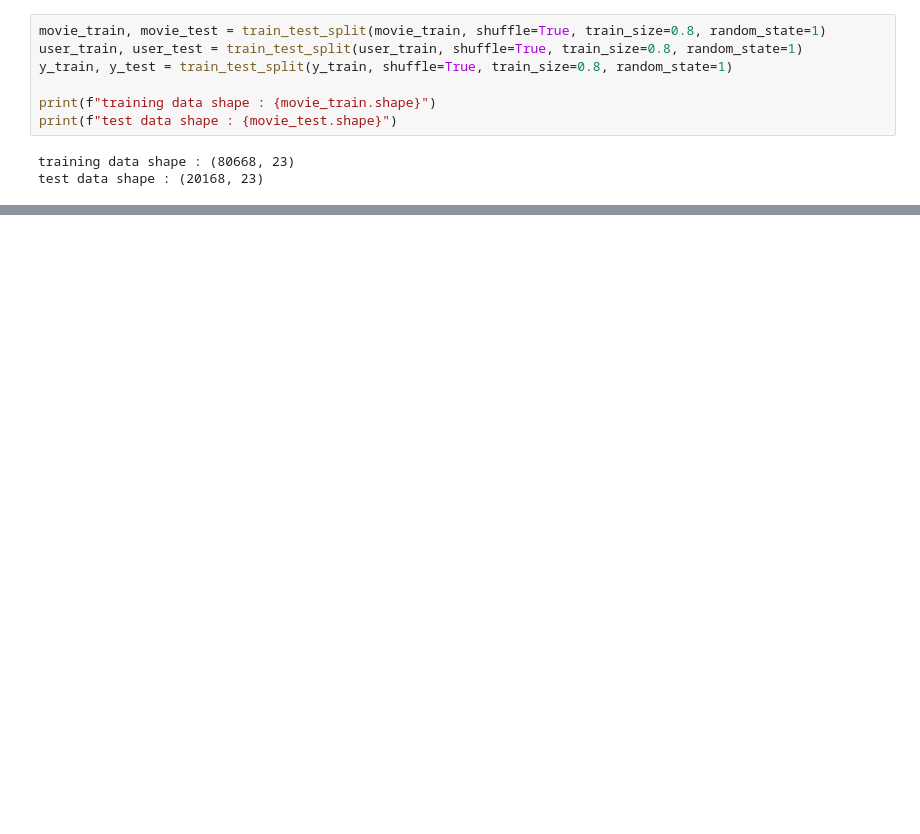
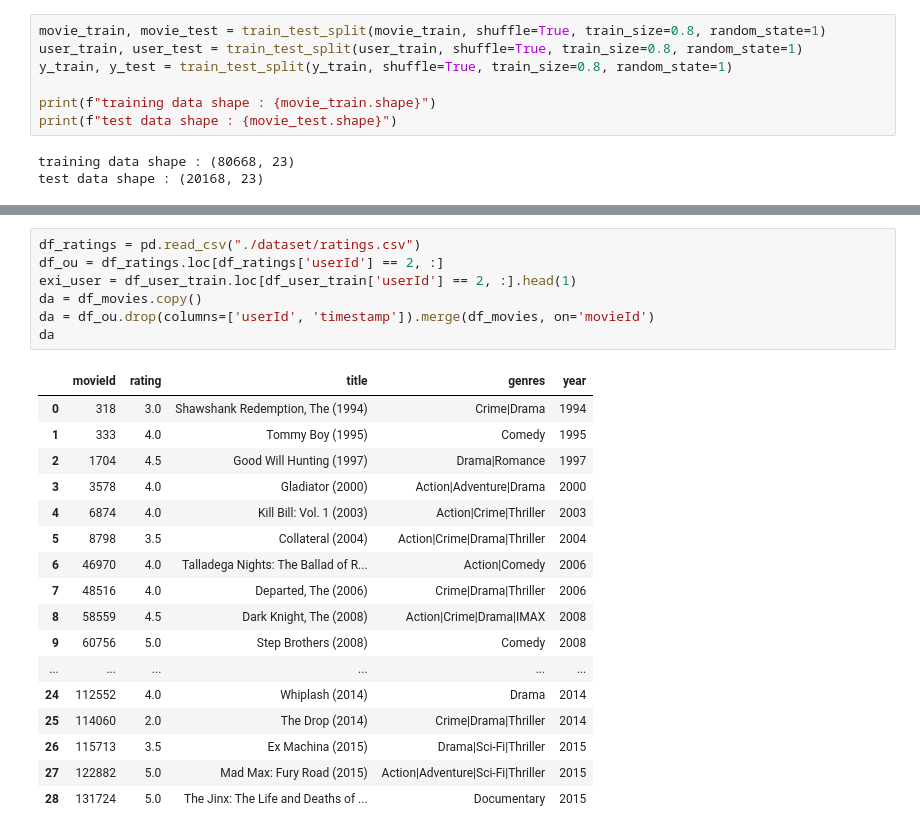
Before and after one commit to anasbn44/movie_recomender, a Jupyter notebook: content_based_filtering.ipynb, the cells around one changed output, grey strips where cells are left out. Drawn from its saved outputs; the diff is of its cells as text; blank space fills up the shorter version.

```diff
--- a/content_based_filtering.ipynb
+++ b/content_based_filtering.ipynb
@@ -94,0 +229,25 @@ test data shape : (20168, 23)
+# %%
+df_ratings = pd.read_csv("./dataset/ratings.csv")
+df_ou = df_ratings.loc[df_ratings['userId'] == 2, :]
+exi_user = df_user_train.loc[df_user_train['userId'] == 2, :].head(1)
+da = df_movies.copy()
+da = df_ou.drop(columns=['userId', 'timestamp']).merge(df_movies, on='movieId')
+da
+# %% [output]
+|  | movieId | rating | title | genres | year |
+| 0 | 318 | 3.0 | Shawshank Redemption, The (1994) | Crime|Drama | 1994 |
+| 1 | 333 | 4.0 | Tommy Boy (1995) | Comedy | 1995 |
+| 2 | 1704 | 4.5 | Good Will Hunting (1997) | Drama|Romance | 1997 |
+| 3 | 3578 | 4.0 | Gladiator (2000) | Action|Adventure|Drama | 2000 |
+| 4 | 6874 | 4.0 | Kill Bill: Vol. 1 (2003) | Action|Crime|Thriller | 2003 |
+| 5 | 8798 | 3.5 | Collateral (2004) | Action|Crime|Drama|Thriller | 2004 |
+| 6 | 46970 | 4.0 | Talladega Nights: The Ballad of R... | Action|Comedy | 2006 |
+| 7 | 48516 | 4.0 | Departed, The (2006) | Crime|Drama|Thriller | 2006 |
+| 8 | 58559 | 4.5 | Dark Knight, The (2008) | Action|Crime|Drama|IMAX | 2008 |
+| 9 | 60756 | 5.0 | Step Brothers (2008) | Comedy | 2008 |
+| ... | ... | ... | ... | ... | ... |
+| 24 | 112552 | 4.0 | Whiplash (2014) | Drama | 2014 |
+| 25 | 114060 | 2.0 | The Drop (2014) | Crime|Drama|Thriller | 2014 |
+| 26 | 115713 | 3.5 | Ex Machina (2015) | Drama|Sci-Fi|Thriller | 2015 |
+| 27 | 122882 | 5.0 | Mad Max: Fury Road (2015) | Action|Adventure|Sci-Fi|Thriller | 2015 |
+| 28 | 131724 | 5.0 | The Jinx: The Life and Deaths of ... | Documentary | 2015 |
```
Also changed, not shown: parts of 15 cells of this notebook, 1 other file.
